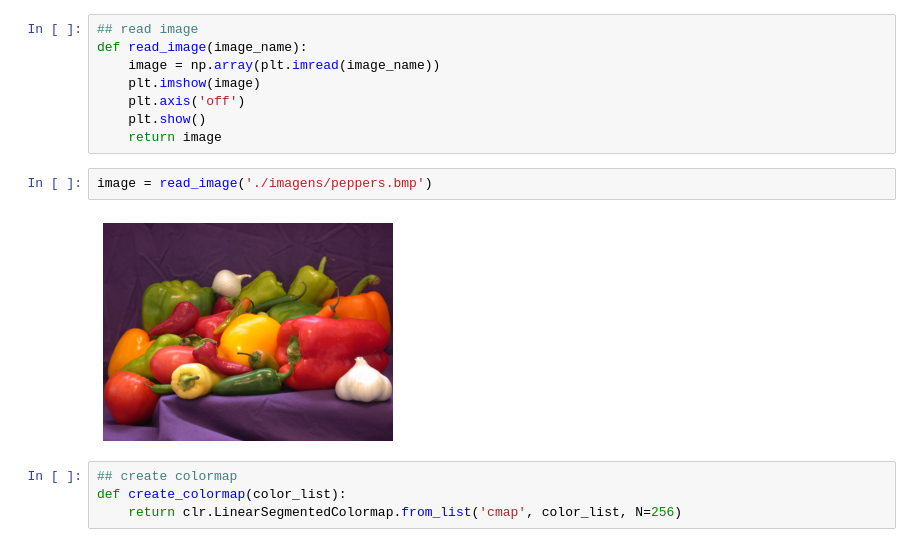
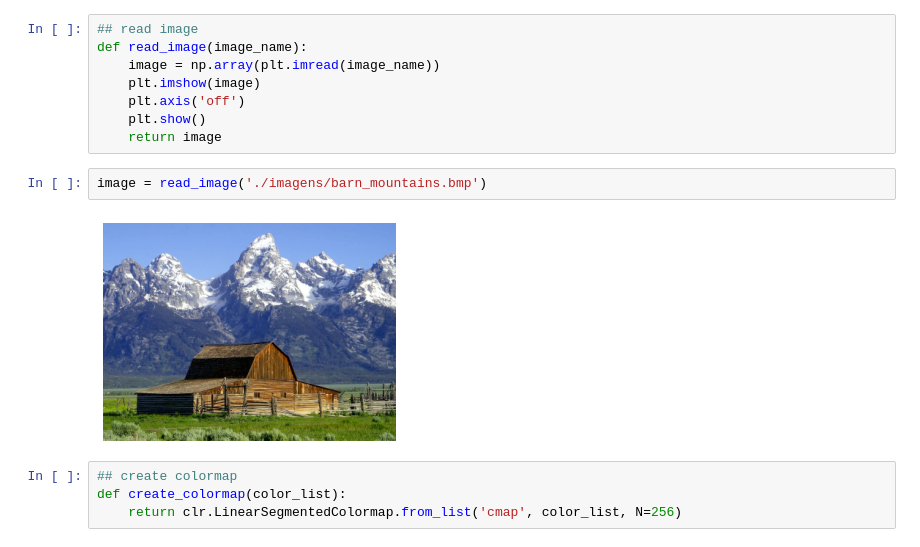
Before and after one commit to sbalves/MULT, a Jupyter notebook: TP1.ipynb, the cells around one changed output. Saved outputs shown, nothing was run; the diff lists cells and outputs as text.

```diff
--- a/TP1.ipynb
+++ b/TP1.ipynb
@@ -43,9 +149,9 @@ def read_image(image_name):
     plt.show()
     return image
 # %%
-image = read_image('./imagens/peppers.bmp')
+image = read_image('./imagens/barn_mountains.bmp')
 # %% [output]
-[figure, old version]
+[figure, new version]
 # %%
 ## create colormap
 def create_colormap(color_list):
```
Also changed, not shown: parts of 27 cells of this notebook.
